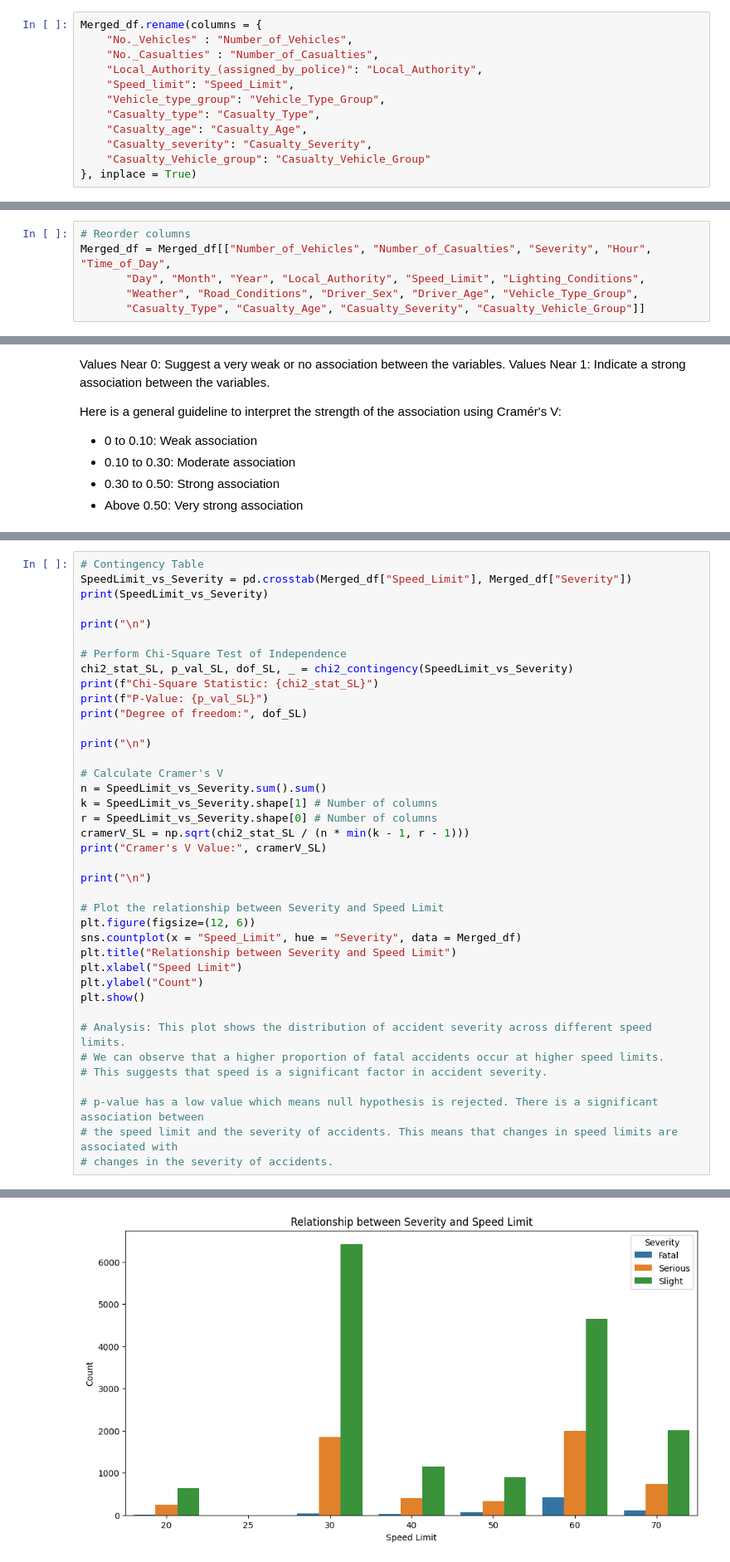
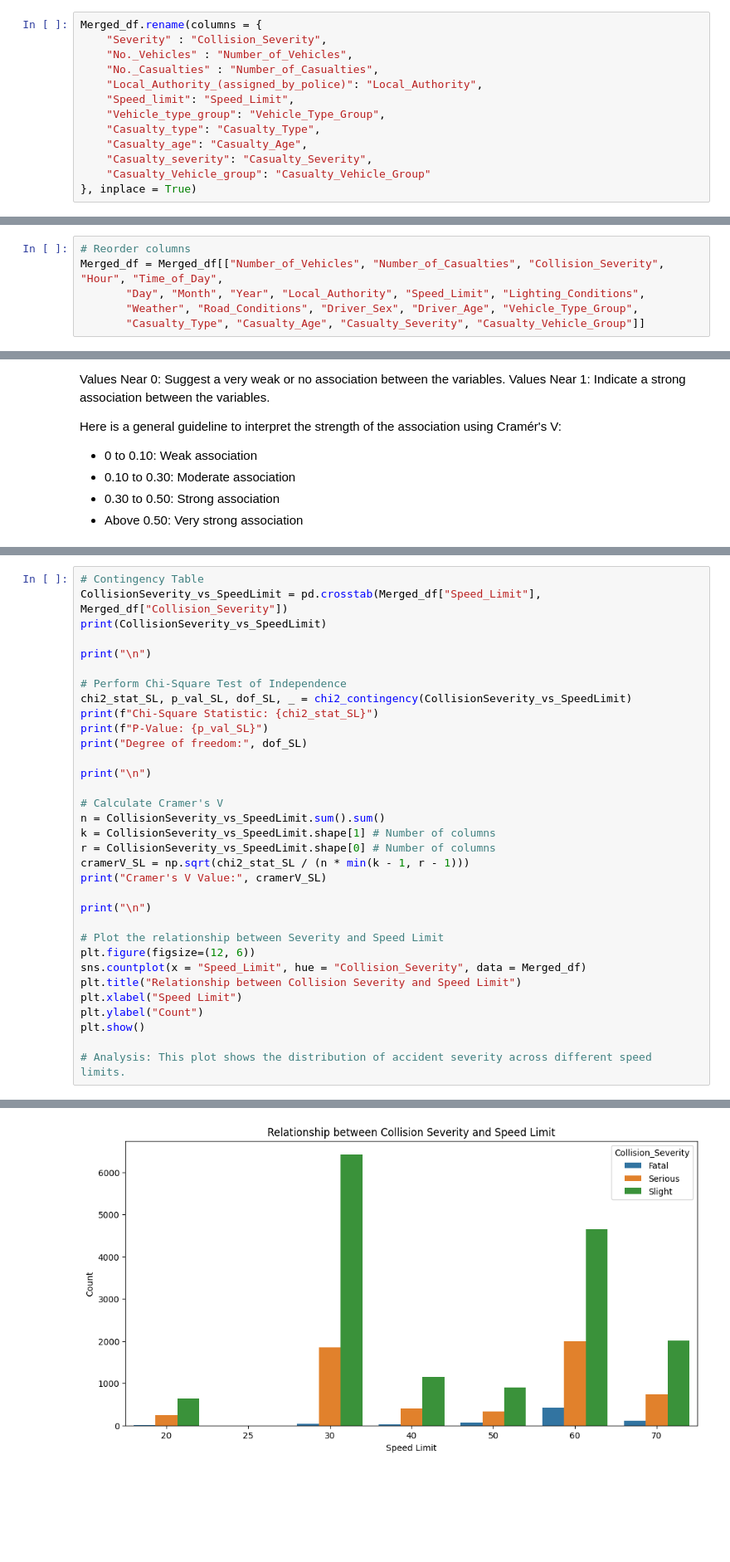
Before and after one commit to Olatunjiomotayo/Cambridgeshire-Road-Traffic-Collision, a Jupyter notebook: RTC_to_bi.ipynb, the cells around one changed output, grey strips where cells are left out. Shown at 83% size. Cells and saved outputs as stored; diff of their text form; blank space fills up the shorter version.

```diff
--- a/RTC_to_bi.ipynb
+++ b/RTC_to_bi.ipynb
@@ -726,6 +739,7 @@ Merged_df["Time_of_Day"] = Merged_df["Time_of_Day"].astype("category")
 ### **Standardise the Columns Names**
 # %%
 Merged_df.rename(columns = {
+    "Severity" : "Collision_Severity",
     "No._Vehicles" : "Number_of_Vehicles",
     "No._Casualties" : "Number_of_Casualties",
     "Local_Authority_(assigned_by_police)": "Local_Authority",
@@ -764,7 +778,7 @@ Index(['Severity', 'Number_of_Vehicles', 'Number_of_Casualties', 'Day',
       dtype='object')
 # %%
 # Reorder columns
-Merged_df = Merged_df[["Number_of_Vehicles", "Number_of_Casualties", "Severity", "Hour", "Time_of_Day",
+Merged_df = Merged_df[["Number_of_Vehicles", "Number_of_Casualties", "Collision_Severity", "Hour", "Time_of_Day",
        "Day", "Month", "Year", "Local_Authority", "Speed_Limit", "Lighting_Conditions",
        "Weather", "Road_Conditions", "Driver_Sex", "Driver_Age", "Vehicle_Type_Group",
        "Casualty_Type", "Casualty_Age", "Casualty_Severity", "Casualty_Vehicle_Group"]]
@@ -1629,12 +1682,12 @@ Cramer's V Value: 0.06949634644215755
 # %%
 # Contingency Table
-SpeedLimit_vs_Severity = pd.crosstab(Merged_df["Speed_Limit"], Merged_df["Severity"])
-print(SpeedLimit_vs_Severity)
+CollisionSeverity_vs_SpeedLimit = pd.crosstab(Merged_df["Speed_Limit"], Merged_df["Collision_Severity"])
+print(CollisionSeverity_vs_SpeedLimit)
 
 print("\n")
 
 # Perform Chi-Square Test of Independence
-chi2_stat_SL, p_val_SL, dof_SL, _ = chi2_contingency(SpeedLimit_vs_Severity)
+chi2_stat_SL, p_val_SL, dof_SL, _ = chi2_contingency(CollisionSeverity_vs_SpeedLimit)
 print(f"Chi-Square Statistic: {chi2_stat_SL}")
 print(f"P-Value: {p_val_SL}")
 print("Degree of freedom:", dof_SL)
@@ -1642,9 +1695,9 @@ print("Degree of freedom:", dof_SL)
 print("\n")
 
 # Calculate Cramer's V
-n = SpeedLimit_vs_Severity.sum().sum()
-k = SpeedLimit_vs_Severity.shape[1] # Number of columns
-r = SpeedLimit_vs_Severity.shape[0] # Number of columns
+n = CollisionSeverity_vs_SpeedLimit.sum().sum()
+k = CollisionSeverity_vs_SpeedLimit.shape[1] # Number of columns
+r = CollisionSeverity_vs_SpeedLimit.shape[0] # Number of columns
 cramerV_SL = np.sqrt(chi2_stat_SL / (n * min(k - 1, r - 1)))
 print("Cramer's V Value:", cramerV_SL)
 
@@ -1652,17 +1705,11 @@ print("\n")
 
 # Plot the relationship between Severity and Speed Limit
 plt.figure(figsize=(12, 6))
-sns.countplot(x = "Speed_Limit", hue = "Severity", data = Merged_df)
-plt.title("Relationship between Severity and Speed Limit")
+sns.countplot(x = "Speed_Limit", hue = "Collision_Severity", data = Merged_df)
+plt.title("Relationship between Collision Severity and Speed Limit")
 plt.xlabel("Speed Limit")
 plt.ylabel("Count")
 plt.show()
 
 # Analysis: This plot shows the distribution of accident severity across different speed limits.
-# We can observe that a higher proportion of fatal accidents occur at higher speed limits.
-# This suggests that speed is a significant factor in accident severity.
-
-# p-value has a low value which means null hypothesis is rejected. There is a significant association between
-# the speed limit and the severity of accidents. This means that changes in speed limits are associated with
-# changes in the severity of accidents.
 # %% [output]
@@ -1678,12 +1725,12 @@ Speed_Limit
 
 
 Chi-Square Statistic: 573.5687841941764
 P-Value: 4.648670398139037e-115
 Degree of freedom: 12
 
 
 Cramer's V Value: 0.11408307756283474
-[figure, old version]
+[figure, new version]
 # %% [markdown]
 The P-Value is 4.648670398139037e-115 which is very small, we will reject the null hypothesis saying Severity and Speed Limit have no relationship.
 
```
Also changed, not shown: parts of 92 cells of this notebook.
